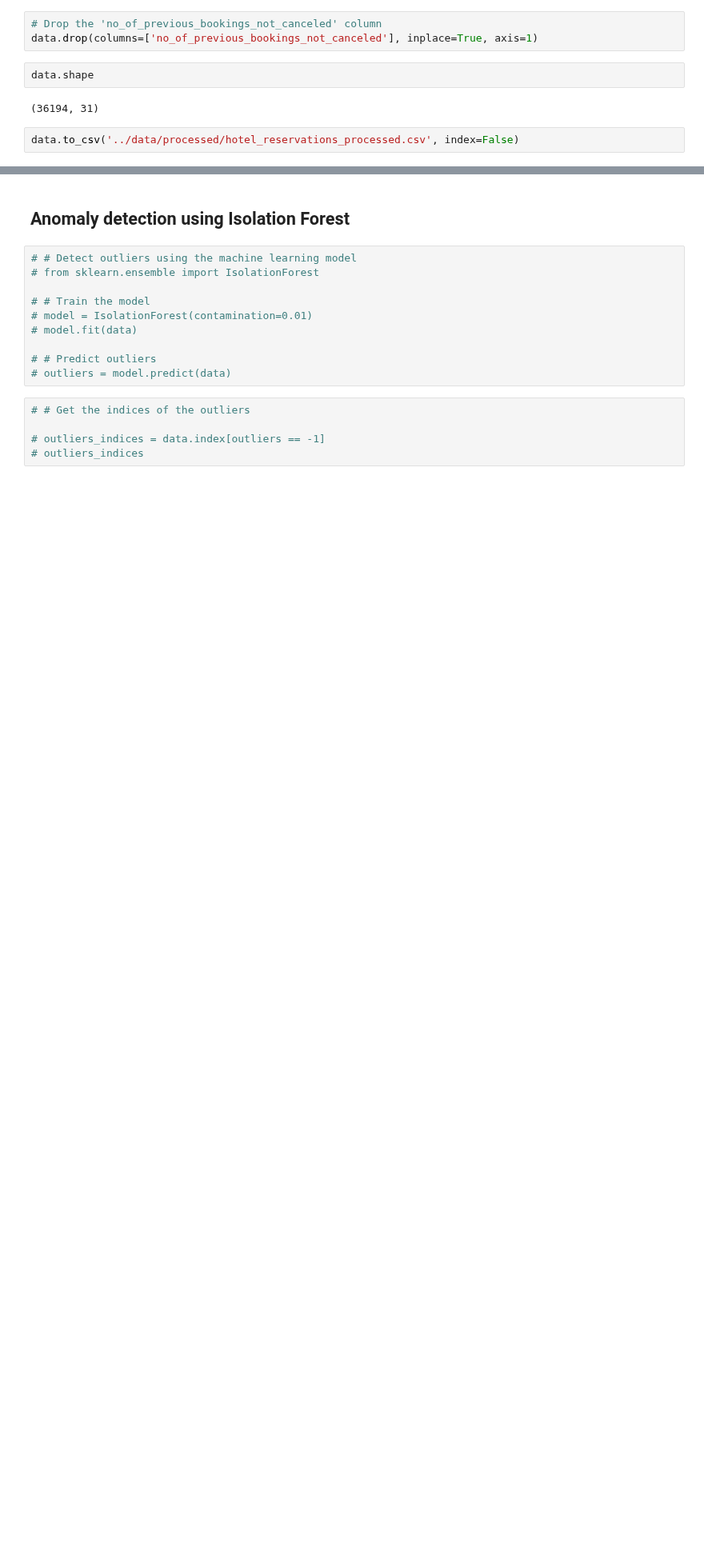
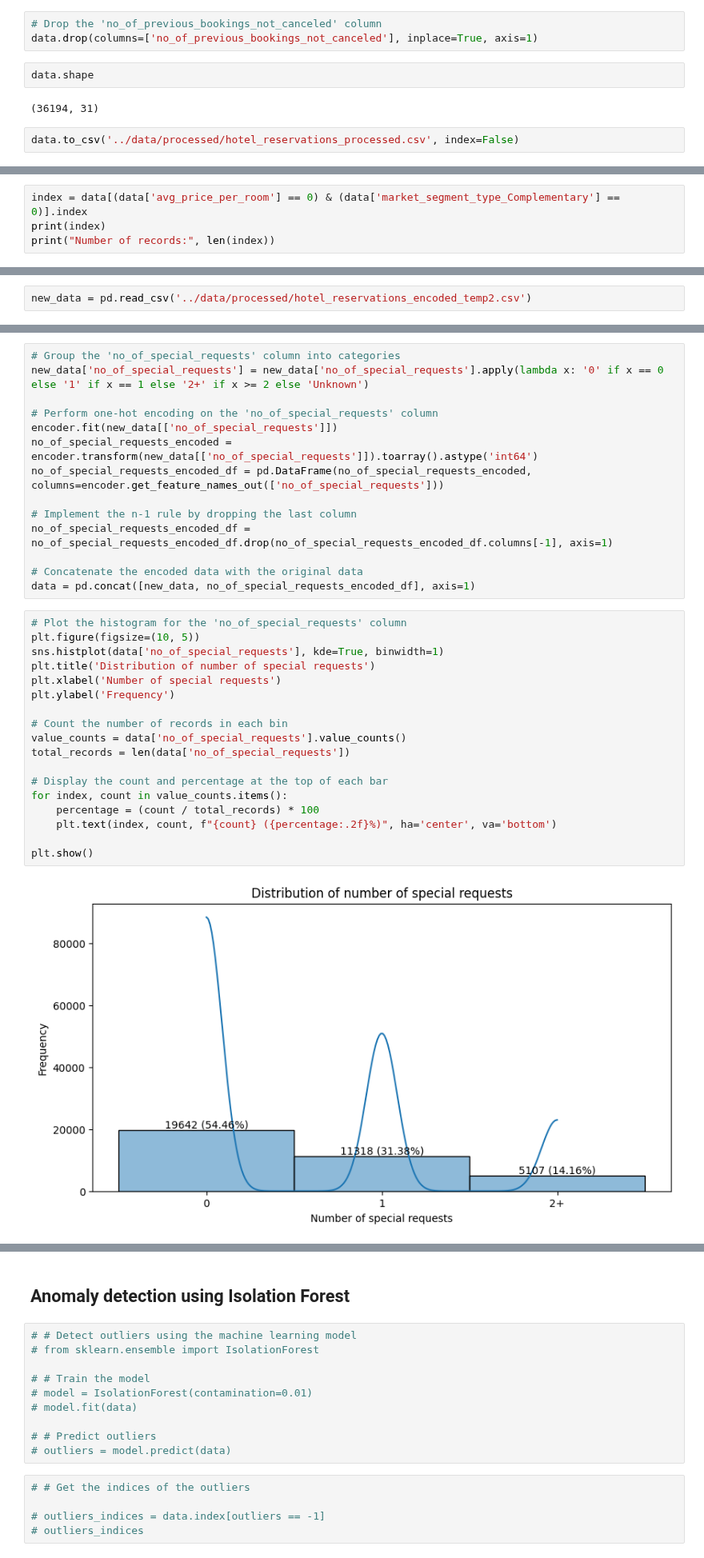
Before and after one commit to Drashko73/hotel-reservations-analysis, a Jupyter notebook: notebooks/04_annomalies_detection.ipynb, the cells around one changed output, grey strips where cells are left out. Shown at 80% size. Saved outputs shown, nothing was run; the diff lists cells and outputs as text; blank space fills up the shorter version.

```diff
--- a/notebooks/04_annomalies_detection.ipynb
+++ b/notebooks/04_annomalies_detection.ipynb
@@ -434,0 +476,4 @@ data.to_csv('../data/processed/hotel_reservations_processed.csv', index=False)
+# %%
+index = data[(data['avg_price_per_room'] == 0) & (data['market_segment_type_Complementary'] == 0)].index
+print(index)
+print("Number of records:", len(index))
@@ -434,0 +531,2 @@ data.to_csv('../data/processed/hotel_reservations_processed.csv', index=False)
+# %%
+new_data = pd.read_csv('../data/processed/hotel_reservations_encoded_temp2.csv')
@@ -434,0 +539,34 @@ data.to_csv('../data/processed/hotel_reservations_processed.csv', index=False)
+# %%
+# Group the 'no_of_special_requests' column into categories
+new_data['no_of_special_requests'] = new_data['no_of_special_requests'].apply(lambda x: '0' if x == 0 else '1' if x == 1 else '2+' if x >= 2 else 'Unknown')
+
+# Perform one-hot encoding on the 'no_of_special_requests' column
+encoder.fit(new_data[['no_of_special_requests']])
+no_of_special_requests_encoded = encoder.transform(new_data[['no_of_special_requests']]).toarray().astype('int64')
+no_of_special_requests_encoded_df = pd.DataFrame(no_of_special_requests_encoded, columns=encoder.get_feature_names_out(['no_of_special_requests']))
+
+# Implement the n-1 rule by dropping the last column
+no_of_special_requests_encoded_df = no_of_special_requests_encoded_df.drop(no_of_special_requests_encoded_df.columns[-1], axis=1)
+
+# Concatenate the encoded data with the original data
+data = pd.concat([new_data, no_of_special_requests_encoded_df], axis=1)
+# %%
+# Plot the histogram for the 'no_of_special_requests' column
+plt.figure(figsize=(10, 5))
+sns.histplot(data['no_of_special_requests'], kde=True, binwidth=1)
+plt.title('Distribution of number of special requests')
+plt.xlabel('Number of special requests')
+plt.ylabel('Frequency')
+
+# Count the number of records in each bin
+value_counts = data['no_of_special_requests'].value_counts()
+total_records = len(data['no_of_special_requests'])
+
+# Display the count and percentage at the top of each bar
+for index, count in value_counts.items():
+    percentage = (count / total_records) * 100
+    plt.text(index, count, f"{count} ({percentage:.2f}%)", ha='center', va='bottom')
+
+plt.show()
+# %% [output]
+[figure, added]
```
Also changed, not shown: parts of 22 cells of this notebook, 8 other files.
